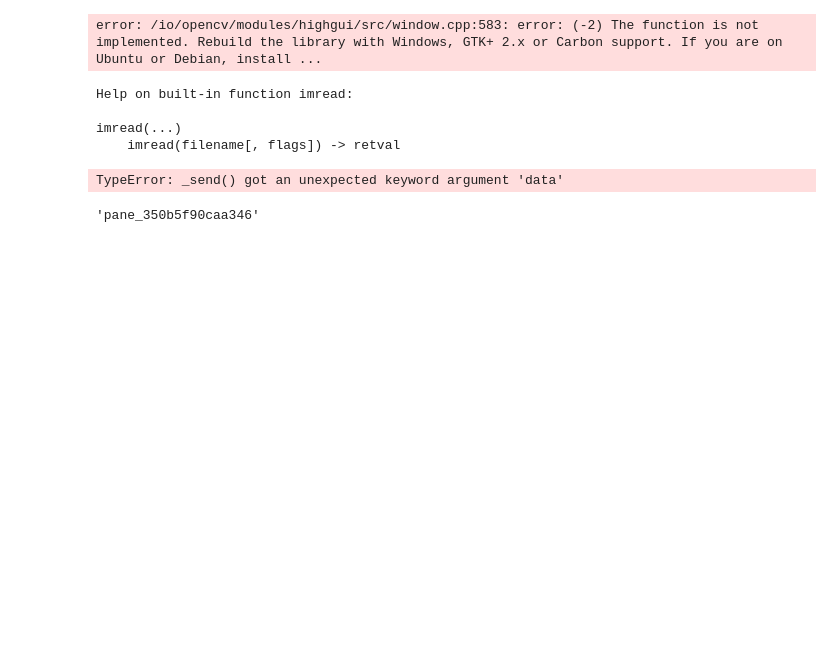
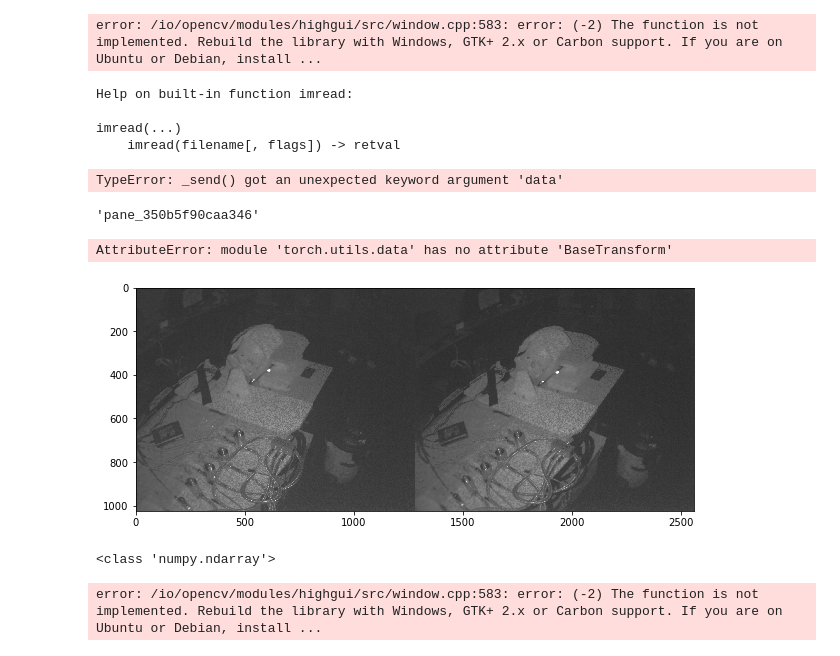
Before and after one commit to robotsorcerer/ensenso, a Jupyter notebook: ensenso_detect/manikin/Untitled.ipynb, the cells around one changed output. Drawn from its saved outputs; the diff is of its cells as text; code cells hidden in the pictures; blank space fills up the shorter version.

```diff
--- a/ensenso_detect/manikin/Untitled.ipynb
+++ b/ensenso_detect/manikin/Untitled.ipynb
@@ -109,0 +112,59 @@ vis.image(np.ones((3, 10, 10)))
+# %%
+help(data.BaseTransform)
+# %% [output]
+AttributeError: module 'torch.utils.data' has no attribute 'BaseTransform'
+# %%
+import cv2
+from os import listdir
+from PIL import Image
+import numpy as np
+from matplotlib import pyplot as plt
+
+def pil_loader():
+    images = []
+    imagesPath = "raw/negative/"
+    imagesNames = listdir(imagesPath)
+
+    for image_name in imagesNames:
+        image = Image.open(imagesPath + image_name).convert('RGB')
+        images.append(image)
+
+    return images
+
+images_list = pil_loader()
+image_test = np.array(images_list[0])
+
+opencv_img = cv2.cvtColor(image_test, cv2.COLOR_BGR2RGB)
+plt.figure(figsize=(10,10))
+plt.imshow(opencv_img)
+plt.show()
+
+print(type(opencv_img))
+# %% [output]
+[figure, added]
+<class 'numpy.ndarray'>
+# %%
+#use imread
+import numpy as np
+import cv2
+
+def cv_loader():
+    images= []
+    imagesPath = "raw/negative/"
+    imagesNames = listdir(imagesPath)
+
+    for image_name in imagesNames:
+        image = cv2.imread(imagesPath + image_name, 1)
+        images.append(image)
+
+    return images
+
+cv_imgs = cv_loader()
+test_img = cv_imgs[0]
+
+#show with imshow
+cv2.imshow('test', test_img)
+cv.waitKey(0)
+cv2.destroyAllWindows()
+# %% [output]
+error: /io/opencv/modules/highgui/src/window.cpp:583: error: (-2) The function is not implemented. Rebuild the library with Windows, GTK+ 2.x or Carbon support. If you are on Ubuntu or Debian, install ...
```
Also changed, not shown: parts of 4 cells of this notebook, 18 other files.
